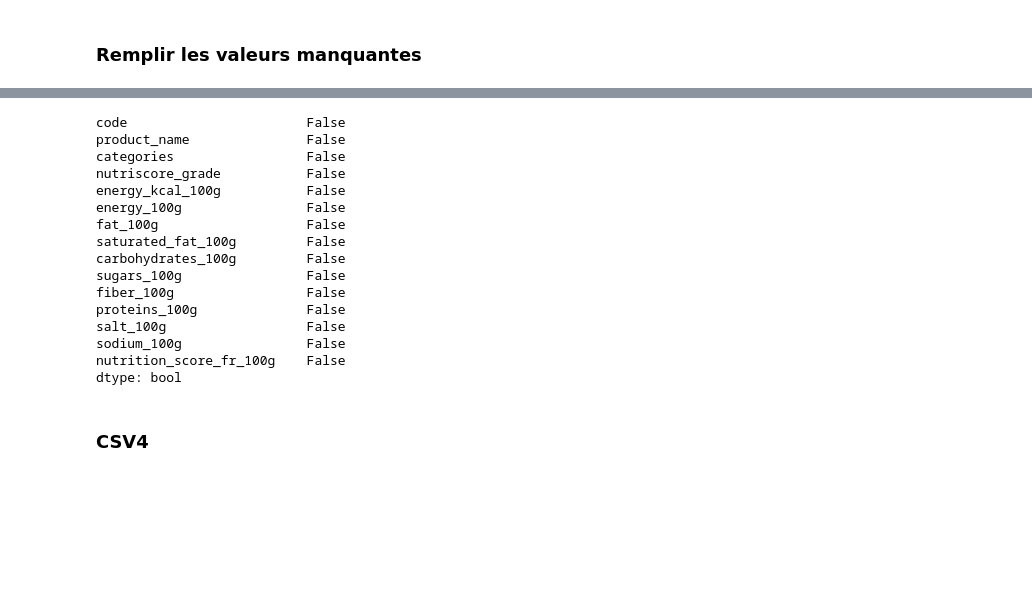
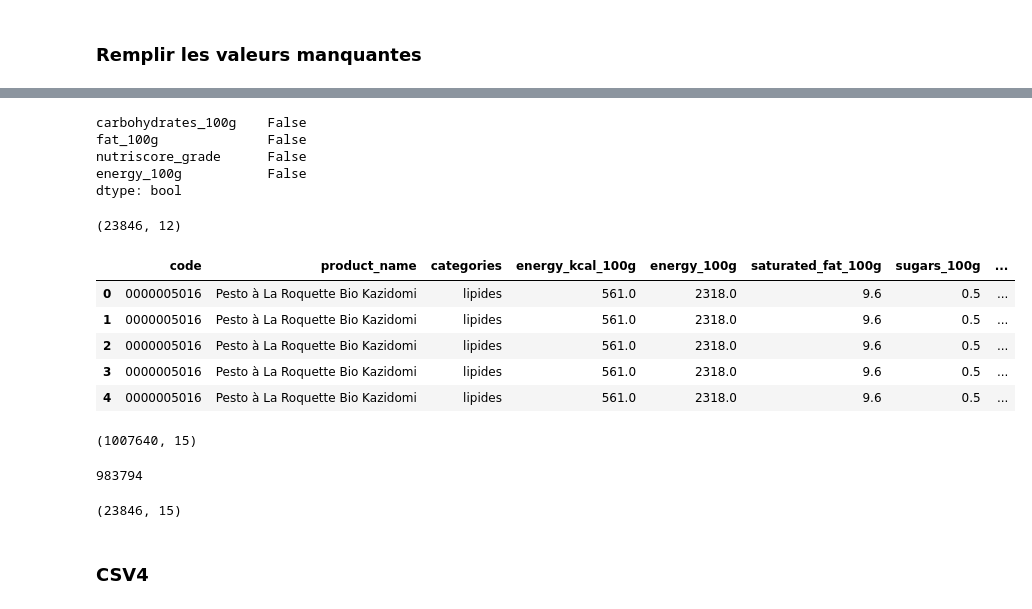
Before and after one commit to Azimoj/Open-Food-Facts, a Jupyter notebook: PSanté_01_notebooknettoyage.ipynb, the cells around one changed output, grey strips where cells are left out. Cells and saved outputs as stored; diff of their text form; code cells hidden in the pictures; blank space fills up the shorter version.

```diff
--- a/PSanté_01_notebooknettoyage.ipynb
+++ b/PSanté_01_notebooknettoyage.ipynb
@@ -840,4 +839,4 @@ array(['Fruits & légumes', 'Protides', 'laitier', 'vitamines'],
 from sklearn.impute import KNNImputer
 # %%
 imputer = KNNImputer(n_neighbors=3)
-df_food_fr_New = pd.DataFrame(imputer.fit_transform(df_food_fr_New),columns = df_food_fr_New.columns)
+data_with_null = pd.DataFrame(imputer.fit_transform(data_with_null),columns = data_with_null.columns)
@@ -844,19 +852,35 @@ df_food_fr_New = pd.DataFrame(imputer.fit_transform(df_food_fr_New),columns = df
 # %%
-df_food_fr_New.isna().any()
+data_with_null.isna().any()
 # %% [output]
-code                       False
-product_name               False
-categories                 False
-nutriscore_grade           False
-energy_kcal_100g           False
-energy_100g                False
-fat_100g                   False
-saturated_fat_100g         False
-carbohydrates_100g         False
-sugars_100g                False
-fiber_100g                 False
-proteins_100g              False
-salt_100g                  False
-sodium_100g                False
-nutrition_score_fr_100g    False
+carbohydrates_100g    False
+fat_100g              False
+nutriscore_grade      False
+energy_100g           False
 dtype: bool
+# %%
+df= df_food_fr_New.copy()
+# %%
+df.drop(['carbohydrates_100g','nutriscore_grade','fat_100g'], axis=1, inplace=True)
+# %%
+df.shape
+# %% [output]
+(23846, 12)
+# %%
+final_df = pd.merge( df, data_with_null,on="energy_100g")
+# %%
+final_df.head()
+# %% [output]
+|  | code | product_name | categories | energy_kcal_100g | energy_100g | saturated_fat_100g | sugars_100g | ... |
+| 0 | 0000005016 | Pesto à La Roquette Bio Kazidomi | lipides | 561.0 | 2318.0 | 9.6 | 0.5 | ... |
+| 1 | 0000005016 | Pesto à La Roquette Bio Kazidomi | lipides | 561.0 | 2318.0 | 9.6 | 0.5 | ... |
+| 2 | 0000005016 | Pesto à La Roquette Bio Kazidomi | lipides | 561.0 | 2318.0 | 9.6 | 0.5 | ... |
+| 3 | 0000005016 | Pesto à La Roquette Bio Kazidomi | lipides | 561.0 | 2318.0 | 9.6 | 0.5 | ... |
+| 4 | 0000005016 | Pesto à La Roquette Bio Kazidomi | lipides | 561.0 | 2318.0 | 9.6 | 0.5 | ... |
+# %%
+final_df.shape
+# %% [output]
+(1007640, 15)
+# %%
+final_df.duplicated('code').sum()
+# %% [output]
+983794
@@ -863,3 +889,7 @@ dtype: bool
+# %%
+final_df.shape
+# %% [output]
+(23846, 15)
 # %% [markdown]
 ### CSV4
 # %%
```
Also changed, not shown: parts of 23 cells of this notebook.
